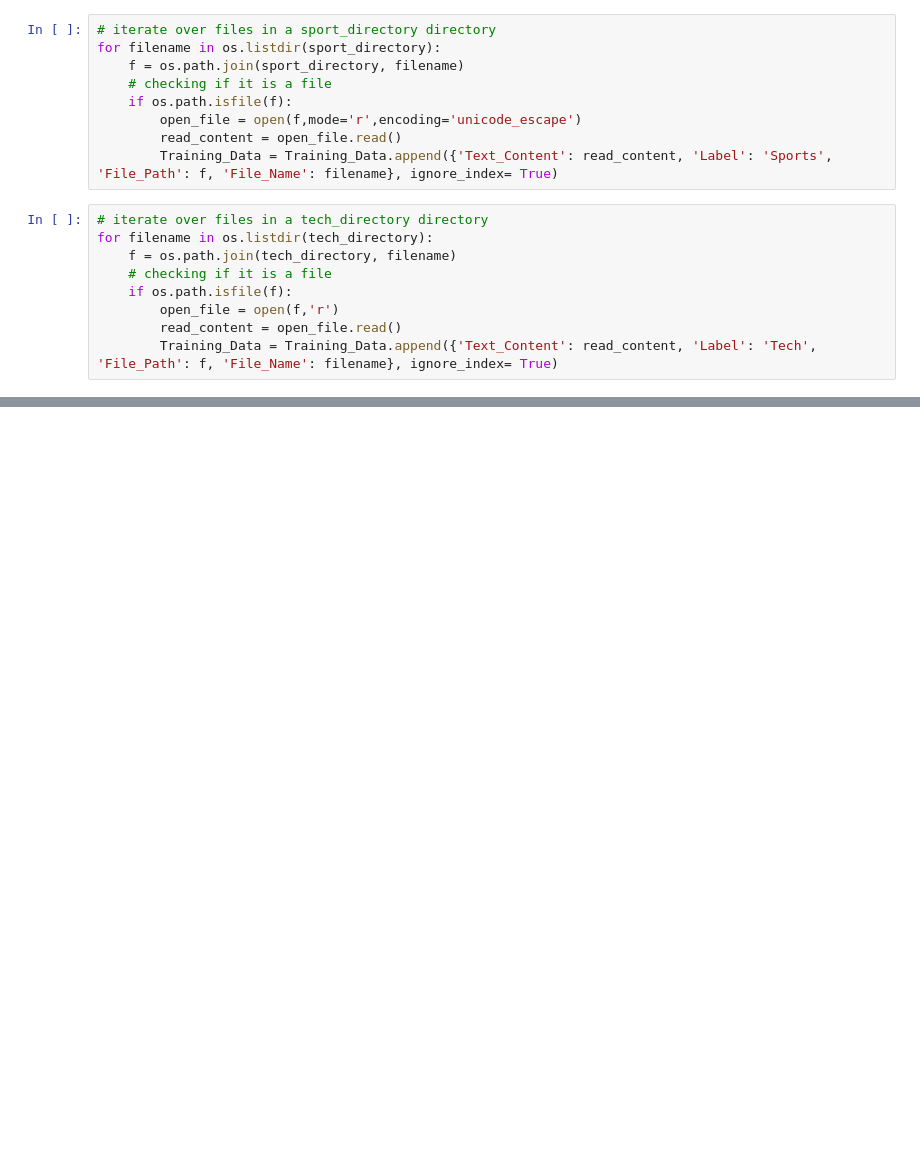
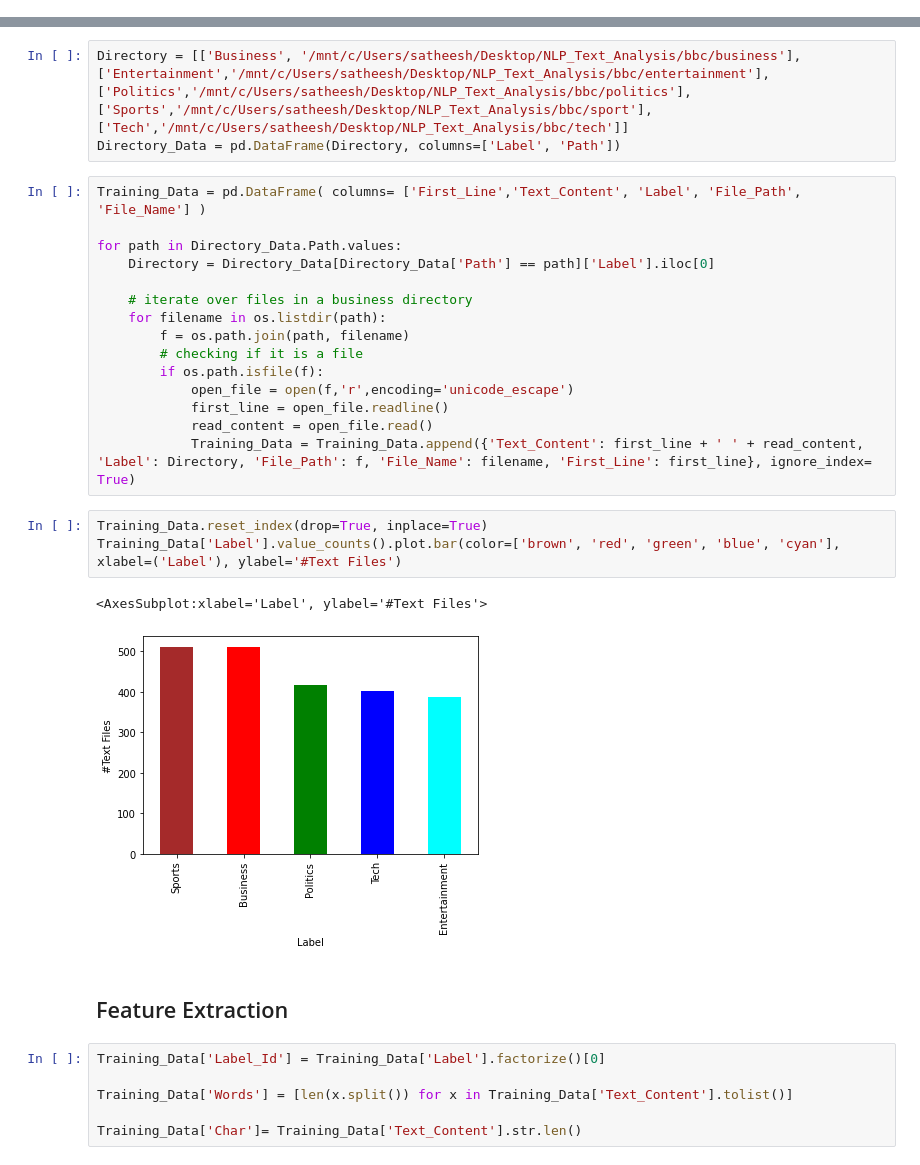
Before and after one commit to satheeshkumar-r/NLP-Assessment, a Jupyter notebook: Text_Extration.ipynb, the cells around one changed output, grey strips where cells are left out. Drawn from its saved outputs; the diff is of its cells as text; blank space fills up the shorter version.

```diff
--- a/Text_Extration.ipynb
+++ b/Text_Extration.ipynb
@@ -147,18 +0,0 @@ for filename in os.listdir(politics_directory):
-# %%
-# iterate over files in a sport_directory directory
-for filename in os.listdir(sport_directory):
-    f = os.path.join(sport_directory, filename)
-    # checking if it is a file
-    if os.path.isfile(f):
-        open_file = open(f,mode='r',encoding='unicode_escape')
-        read_content = open_file.read()
-        Training_Data = Training_Data.append({'Text_Content': read_content, 'Label': 'Sports', 'File_Path': f, 'File_Name': filename}, ignore_index= True)
-# %%
-# iterate over files in a tech_directory directory
-for filename in os.listdir(tech_directory):
-    f = os.path.join(tech_directory, filename)
-    # checking if it is a file
-    if os.path.isfile(f):
-        open_file = open(f,'r')
-        read_content = open_file.read()
-        Training_Data = Training_Data.append({'Text_Content': read_content, 'Label': 'Tech', 'File_Path': f, 'File_Name': filename}, ignore_index= True)
@@ -390,0 +15,32 @@ Visually inspect loss plot and select learning rate associated with falling loss
+# %%
+Directory = [['Business', '/mnt/c/Users/satheesh/Desktop/NLP_Text_Analysis/bbc/business'],['Entertainment','/mnt/c/Users/satheesh/Desktop/NLP_Text_Analysis/bbc/entertainment'],['Politics','/mnt/c/Users/satheesh/Desktop/NLP_Text_Analysis/bbc/politics'],['Sports','/mnt/c/Users/satheesh/Desktop/NLP_Text_Analysis/bbc/sport'],['Tech','/mnt/c/Users/satheesh/Desktop/NLP_Text_Analysis/bbc/tech']]
+Directory_Data = pd.DataFrame(Directory, columns=['Label', 'Path'])
+# %%
+Training_Data = pd.DataFrame( columns= ['First_Line','Text_Content', 'Label', 'File_Path', 'File_Name'] )
+
+for path in Directory_Data.Path.values:
+    Directory = Directory_Data[Directory_Data['Path'] == path]['Label'].iloc[0]
+
+    # iterate over files in a business directory
+    for filename in os.listdir(path):
+        f = os.path.join(path, filename)
+        # checking if it is a file
+        if os.path.isfile(f):
+            open_file = open(f,'r',encoding='unicode_escape')
+            first_line = open_file.readline()
+            read_content = open_file.read()
+            Training_Data = Training_Data.append({'Text_Content': first_line + ' ' + read_content, 'Label': Directory, 'File_Path': f, 'File_Name': filename, 'First_Line': first_line}, ignore_index= True)
+# %%
+Training_Data.reset_index(drop=True, inplace=True)
+Training_Data['Label'].value_counts().plot.bar(color=['brown', 'red', 'green', 'blue', 'cyan'], xlabel=('Label'), ylabel='#Text Files')
+# %% [output]
+<AxesSubplot:xlabel='Label', ylabel='#Text Files'>
+[figure, added]
+# %% [markdown]
+## Feature Extraction
+# %%
+Training_Data['Label_Id'] = Training_Data['Label'].factorize()[0]
+
+Training_Data['Words'] = [len(x.split()) for x in Training_Data['Text_Content'].tolist()]
+
+Training_Data['Char']= Training_Data['Text_Content'].str.len()
```
Also changed, not shown: parts of 51 cells of this notebook, 1 other file.
